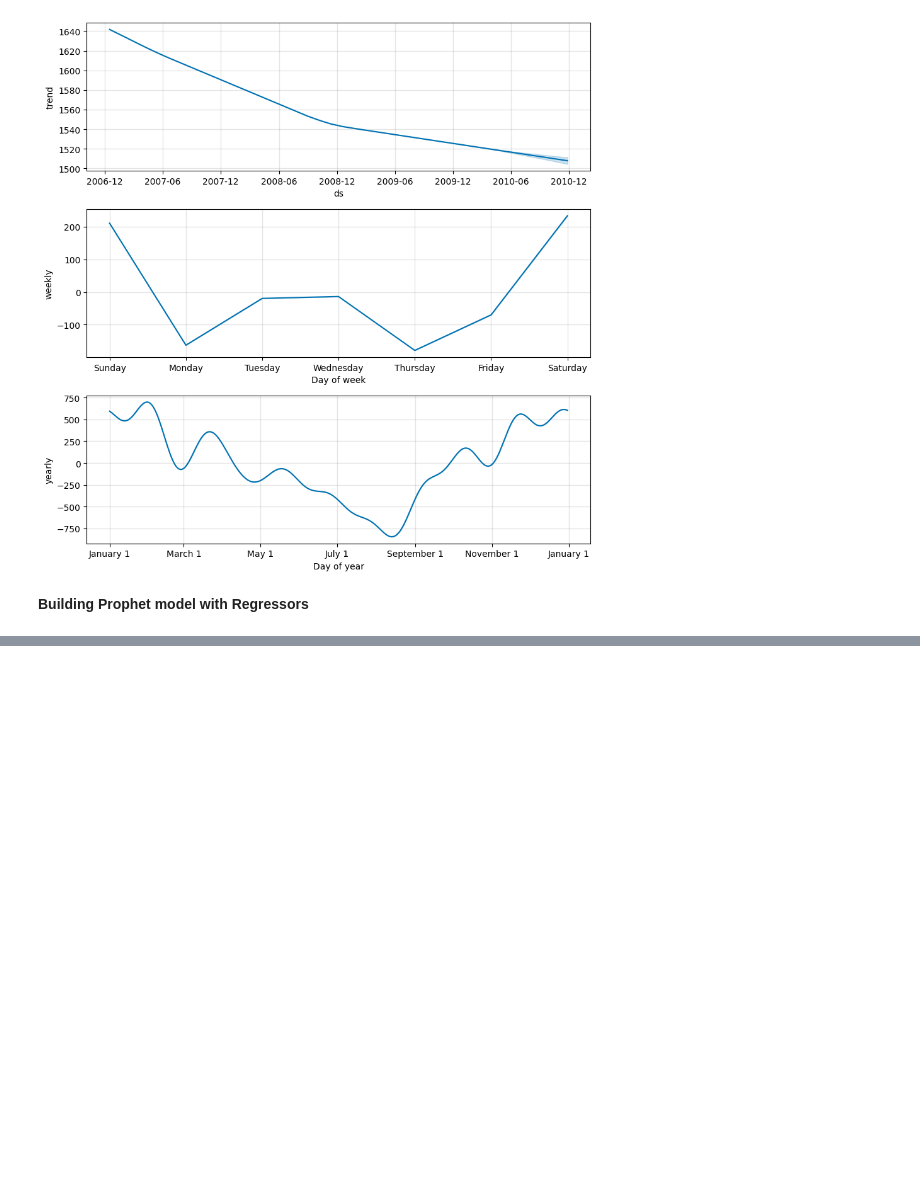
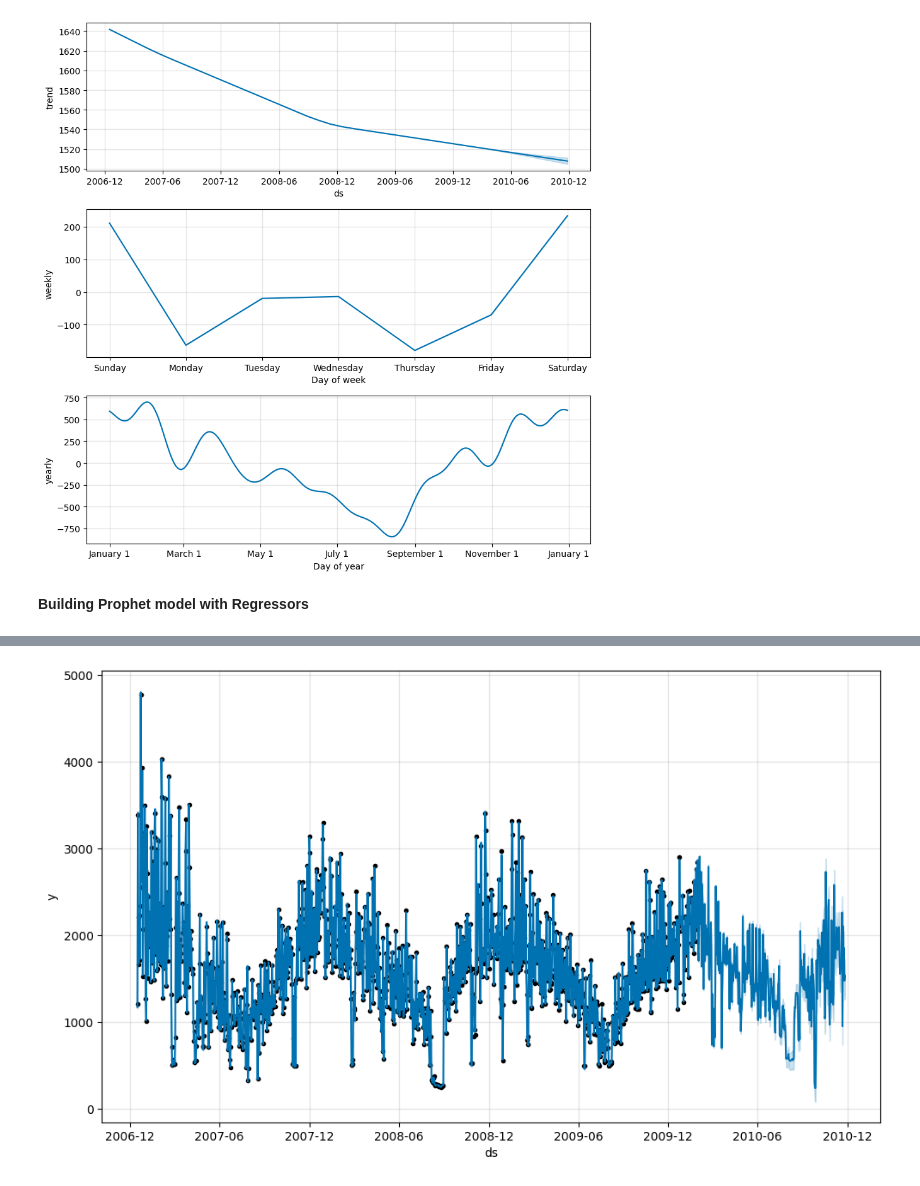
Before and after one commit to Preciousosas/Stage-E, a Jupyter notebook: Individual_Household_Electric_Power_Consumption.ipynb, the cells around one changed output, grey strips where cells are left out. Cells and saved outputs as stored; diff of their text form; code cells hidden in the pictures; blank space fills up the shorter version.

```diff
--- a/Individual_Household_Electric_Power_Consumption.ipynb
+++ b/Individual_Household_Electric_Power_Consumption.ipynb
@@ -308 +275,10 @@ plt.show()
+# %%
+# Make prediction using the new dataframe (N.B: It has the regressor columns)
+forecst_reg = model.predict(meged_df)
+
+#plot forecast
+model.plot(forecst_reg)
+plt.show()
+# %% [output]
+[figure, added]
 # %%
```
Also changed, not shown: parts of 25 cells of this notebook.
